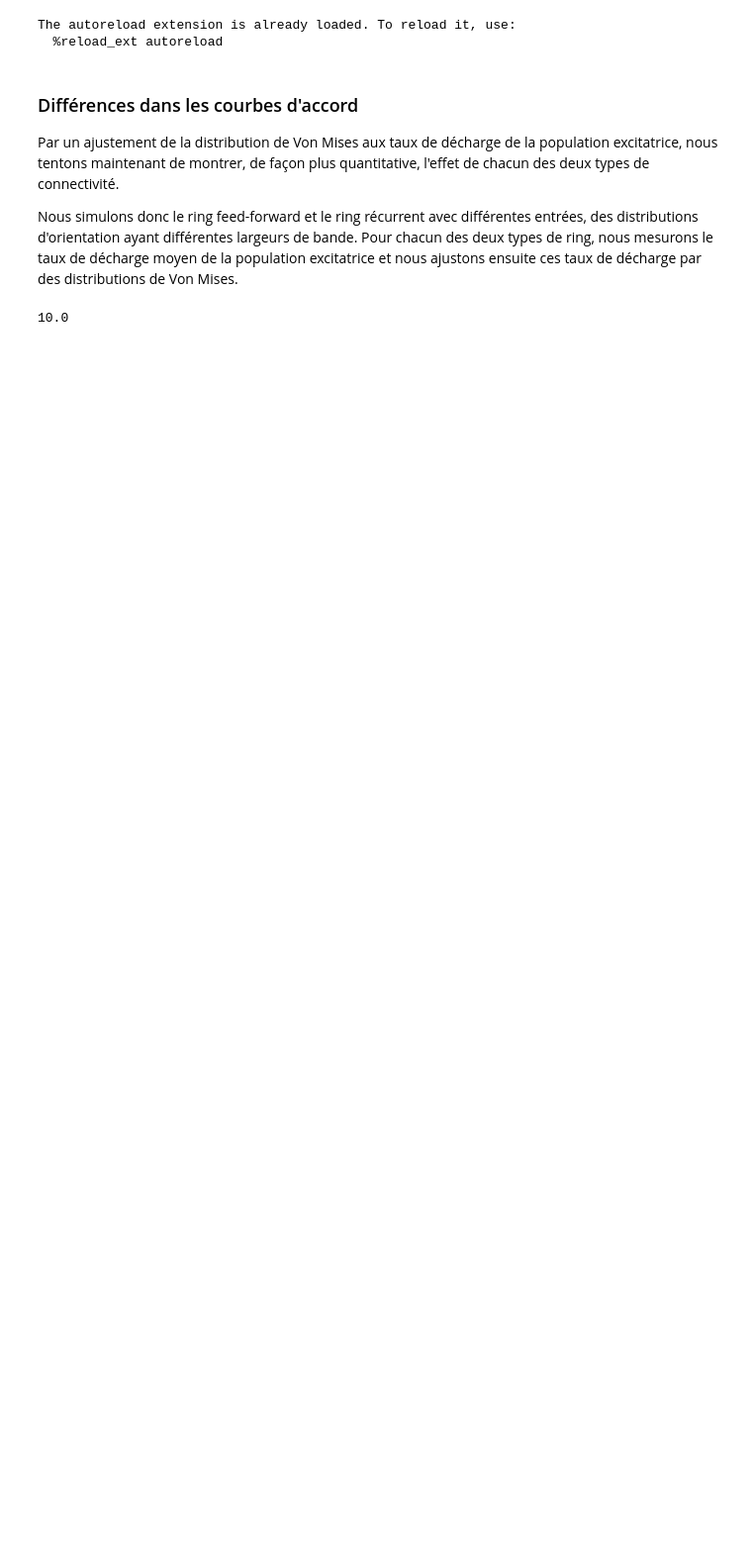
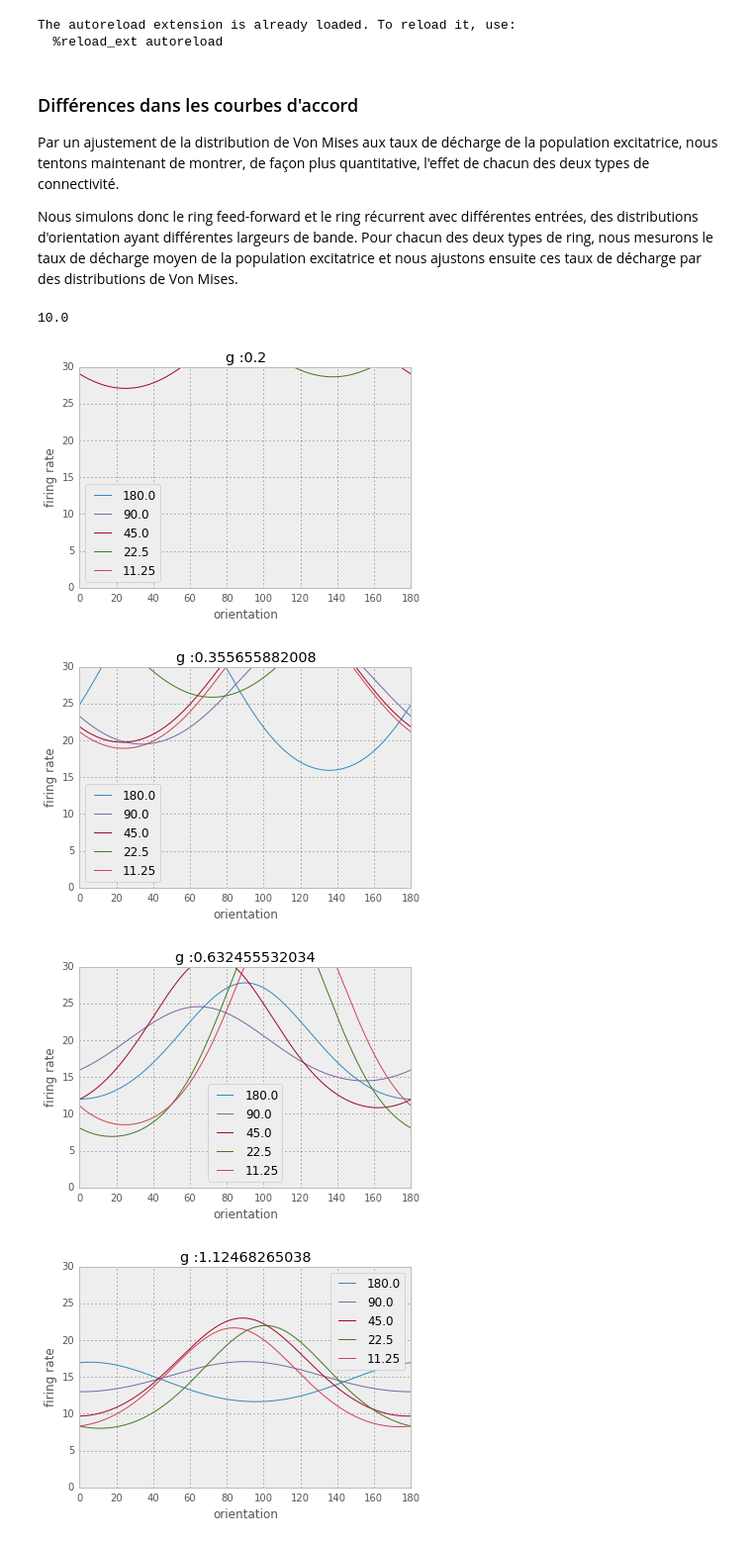
Before and after one commit to laurentperrinet/OBV1, a Jupyter notebook: notebooks/n2016-07-28_Ring_Recurrent_FittingResponse-GVariation.ipynb, the cells around one changed output. Shown at 99% size. Drawn from its saved outputs; the diff is of its cells as text; code cells hidden in the pictures; blank space fills up the shorter version.

```diff
--- a/notebooks/n2016-07-28_Ring_Recurrent_FittingResponse-GVariation.ipynb
+++ b/notebooks/n2016-07-28_Ring_Recurrent_FittingResponse-GVariation.ipynb
@@ -24,24 +24,29 @@ net.sim_params['b_input']
 # %%
 bw_values = 180*np.logspace(0, -4, 5, base=2)
 
 
 for g in np.logspace(-1., 1., 9)*net.g:
     f, ax = plt.subplots()
     for bw_value in bw_values:
         net = RRNN(ring=True, recurrent=True)
         net.g = g
         net.init_params()
         net.sim_params['b_input'] = bw_value
         df, spikesE, spikesI = net.model()
         theta, fr, result = net.fit_vonMises(spikesE)
         #print(result.best_fit.mean())
         ax.plot(theta*180/np.pi, result.best_fit, label=str(bw_value))
 
     ax.set_xlabel('orientation')
     ax.set_ylabel('firing rate')
     ax.axis('tight')
     ax.set_ylim([0, 30])
-    ax.set_title('weight :{0}'.format(w))
+    ax.set_title('g :{0}'.format(g))
 
     plt.legend(loc='best')
     plt.show()
+# %% [output]
+[figure, added]
+[figure, added]
+[figure, added]
+[figure, added]
```
Also changed, not shown: 2 other files.
